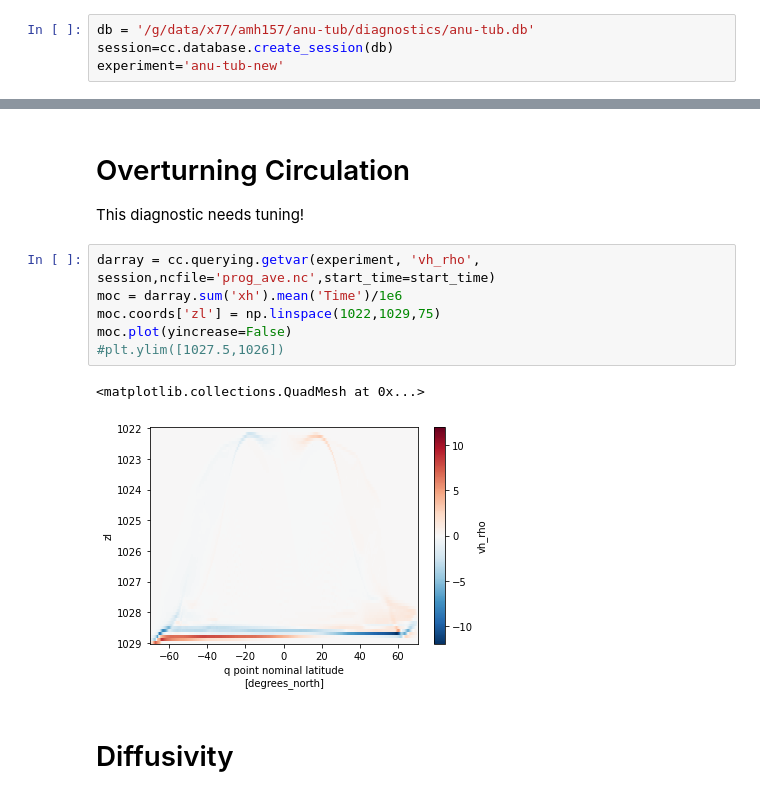
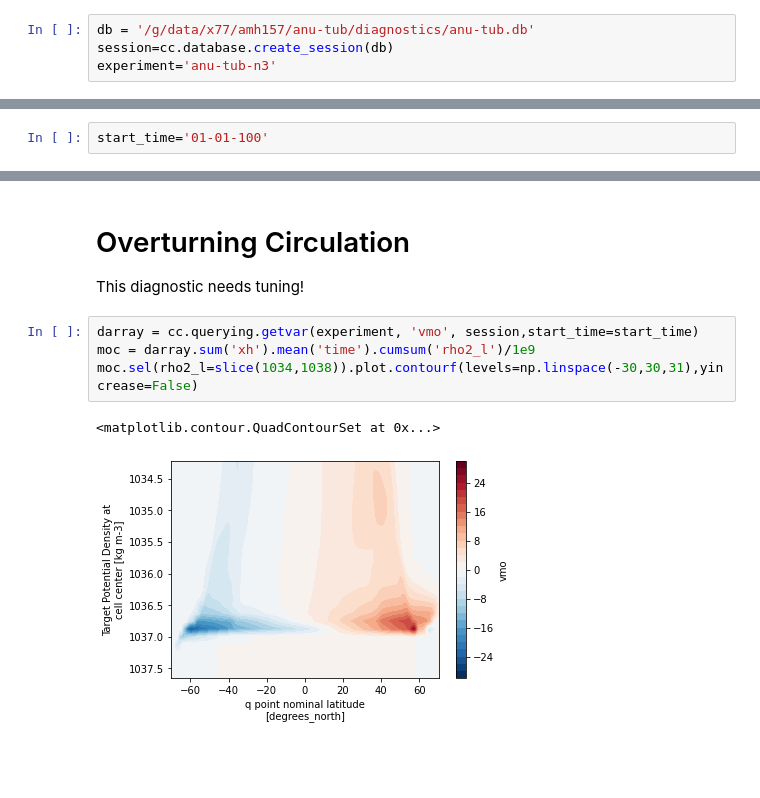
Before and after one commit to AndyHoggANU/anu-tub, a Jupyter notebook: diagnostics/Start_Plotting.ipynb, the cells around one changed output, grey strips where cells are left out. Cells and saved outputs as stored; diff of their text form; blank space fills up the shorter version.

```diff
--- a/diagnostics/Start_Plotting.ipynb
+++ b/diagnostics/Start_Plotting.ipynb
@@ -13,7 +13,7 @@ from cosima_cookbook import explore
 # %%
 db = '/g/data/x77/amh157/anu-tub/diagnostics/anu-tub.db'
 session=cc.database.create_session(db)
-experiment='anu-tub-new'
+experiment='anu-tub-n3'
 # %%
 client = Client()
 client
@@ -84,4 +103,6 @@ def plot_mercator(ax,X0,Y0):
     ax.set_ylim(ymin=-70,ymax=70)
     plt.setp(ax,'xticks',[10, 20, 30])
     return X_alt, Y
+# %%
+start_time='01-01-100'
 # %%
@@ -149,13 +230,9 @@ temp_slice.plot(levels=vlev,yincrease=False)
 # Overturning Circulation
 This diagnostic needs tuning!
 # %%
-darray = cc.querying.getvar(experiment, 'vh_rho', session,ncfile='prog_ave.nc',start_time=start_time)
-moc = darray.sum('xh').mean('Time')/1e6
-moc.coords['zl'] = np.linspace(1022,1029,75)
-moc.plot(yincrease=False)
-#plt.ylim([1027.5,1026])
+darray = cc.querying.getvar(experiment, 'vmo', session,start_time=start_time)
+moc = darray.sum('xh').mean('time').cumsum('rho2_l')/1e9
+moc.sel(rho2_l=slice(1034,1038)).plot.contourf(levels=np.linspace(-30,30,31),yincrease=False)
 # %% [output]
-<matplotlib.collections.QuadMesh at 0x...>
+<matplotlib.contour.QuadContourSet at 0x...>
-[figure, old version]
+[figure, new version]
-# %% [markdown]
-# Diffusivity
```
Also changed, not shown: parts of 11 cells of this notebook, 2 other files.
